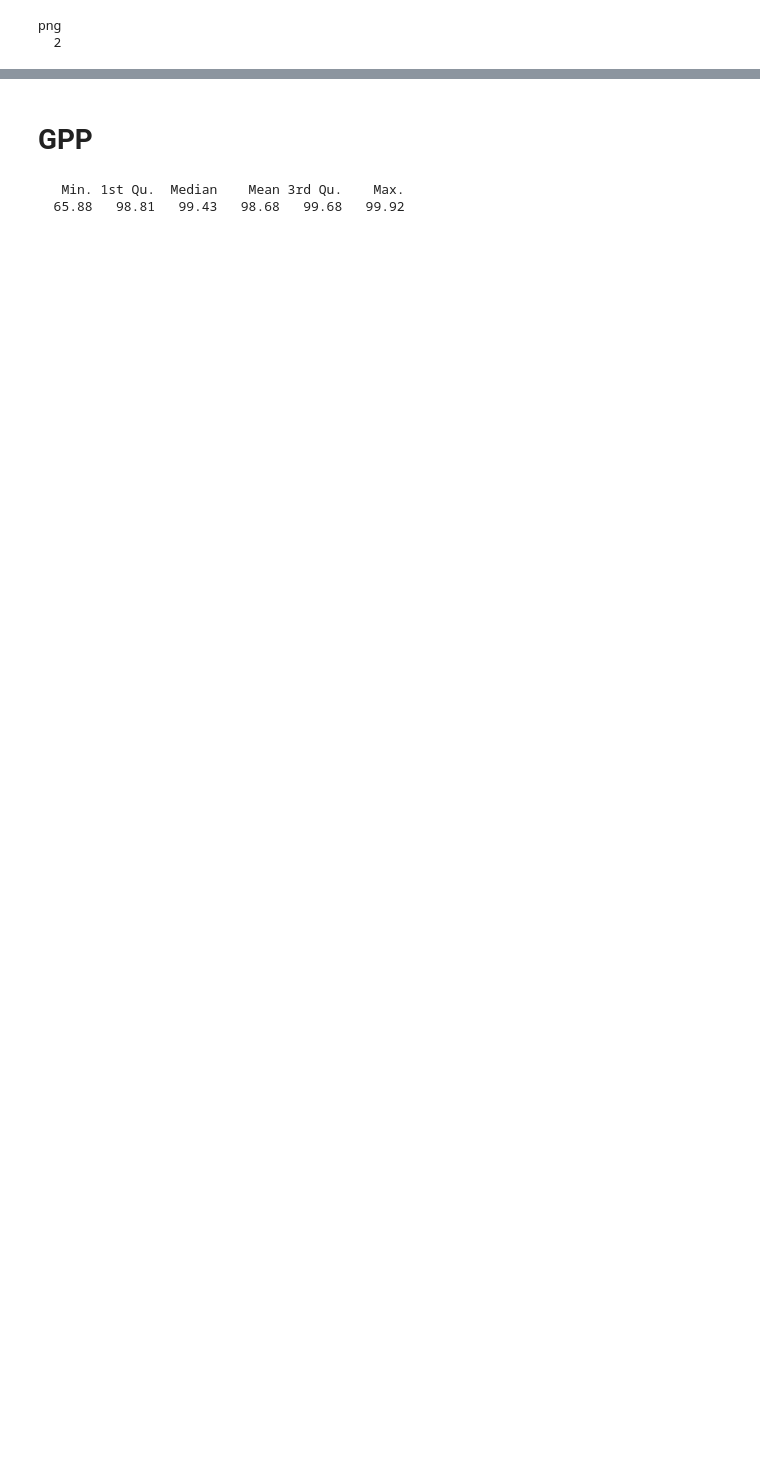
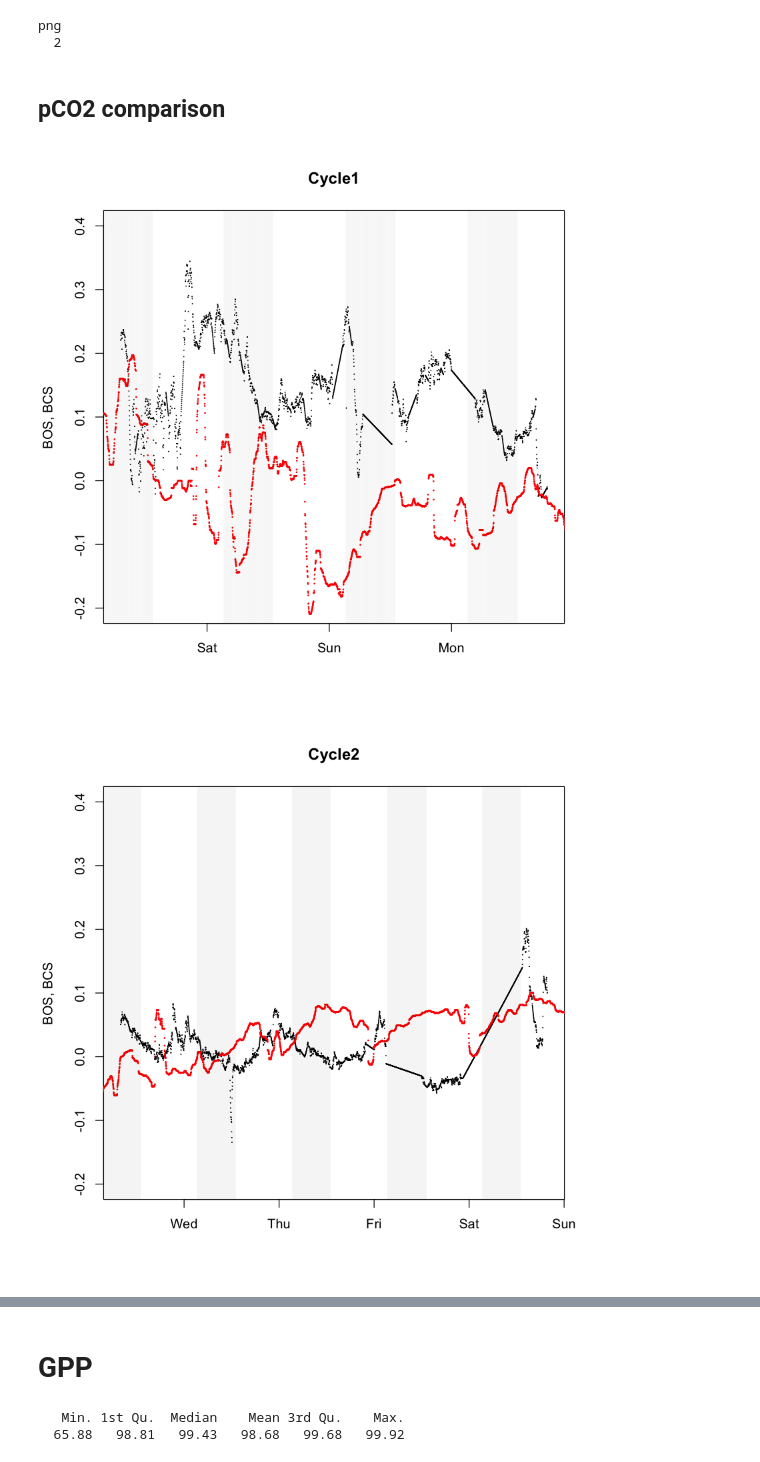
Before and after one commit to tbrycekelly/MIMS-TBK, a Jupyter notebook: Module - Diurnal & GPP Analysis.ipynb, the cells around one changed output, grey strips where cells are left out. Drawn from its saved outputs; the diff is of its cells as text; code cells hidden in the pictures; blank space fills up the shorter version.

```diff
--- a/Module - Diurnal & GPP Analysis.ipynb
+++ b/Module - Diurnal & GPP Analysis.ipynb
@@ -88,3 +107,5 @@ plot.diurnal2 = function(cycle, max.distance = 5, ylim=c(-50, 150)) {
 # %%
 #par(mfrow=c(2,1))
 #plot.diurnal2('Cycle1')
+# %% [markdown]
+## pCO2 comparison
@@ -90,0 +114,19 @@ plot.diurnal2 = function(cycle, max.distance = 5, ylim=c(-50, 150)) {
+# %%
+## Cylce 1
+l = which(ship.data$Cycle == 'Cycle1')
+plot(ship.data$DT[l], ship.data$BOS.MIMS[l], pch=16, cex=0.2, ylim=c(-0.2, 0.4), main='Cycle1', ylab='BOS, BCS',
+    xlab='')
+points(data$v1$time, runmed(data$v1$co2_ppm, 61)/410-1, pch=16, cex=0.3, col='red')
+
+add.daynight()
+
+## Cylce 2
+l = which(ship.data$Cycle == 'Cycle2')
+plot(ship.data$DT[l], ship.data$BOS.MIMS[l], pch=16, cex=0.2, ylim=c(-0.2, 0.4), main='Cycle2', ylab='BOS, BCS',
+    xlab='')
+points(data$v1$time, runmed(data$v1$co2_ppm, 61)/410-1, pch=16, cex=0.3, col='red')
+
+add.daynight()
+# %% [output]
+[figure, added]
+[figure, added]
```
Also changed, not shown: parts of 6 cells of this notebook, 1 other file.
